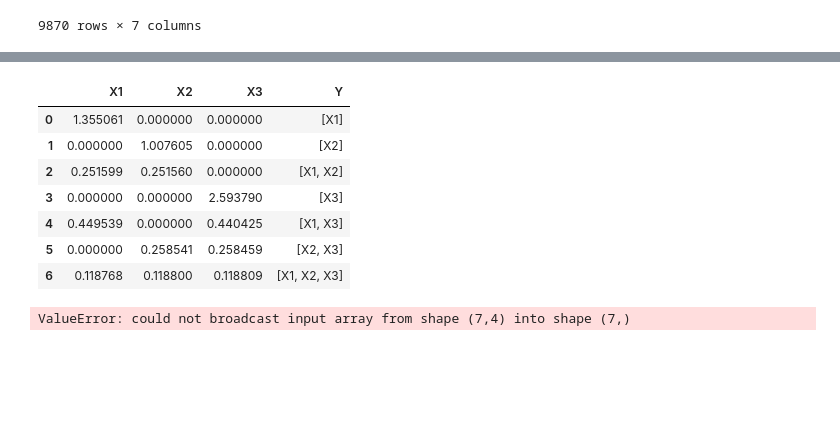
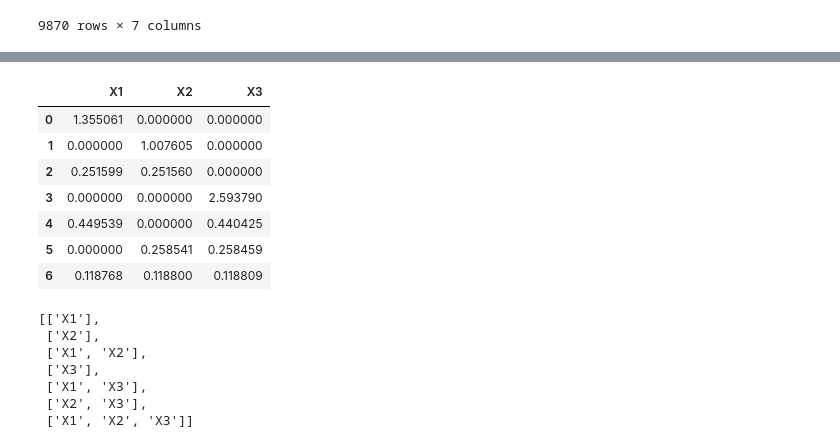
Before and after one commit to Bedxxe/clavibacter, a Jupyter notebook: scripts-tda/tda-Reads2.ipynb, the cells around one changed output, grey strips where cells are left out. Drawn from its saved outputs; the diff is of its cells as text; code cells hidden in the pictures; blank space fills up the shorter version.

```diff
--- a/scripts-tda/tda-Reads2.ipynb
+++ b/scripts-tda/tda-Reads2.ipynb
@@ -285,14 +297,13 @@ for i in range(len(A)):
     dep.append(depth_Y2('Sy{0}'.format(i),A[i]))
 # %%
 dp = pd.DataFrame(dep,columns=dic_Organisms.values())
-dp['Y']=A
 dp
 # %% [output]
-|  | X1 | X2 | X3 | Y |
-| 0 | 1.355061 | 0.000000 | 0.000000 | [X1] |
-| 1 | 0.000000 | 1.007605 | 0.000000 | [X2] |
-| 2 | 0.251599 | 0.251560 | 0.000000 | [X1, X2] |
-| 3 | 0.000000 | 0.000000 | 2.593790 | [X3] |
-| 4 | 0.449539 | 0.000000 | 0.440425 | [X1, X3] |
-| 5 | 0.000000 | 0.258541 | 0.258459 | [X2, X3] |
-| 6 | 0.118768 | 0.118800 | 0.118809 | [X1, X2, X3] |
+|  | X1 | X2 | X3 |
+| 0 | 1.355061 | 0.000000 | 0.000000 |
+| 1 | 0.000000 | 1.007605 | 0.000000 |
+| 2 | 0.251599 | 0.251560 | 0.000000 |
+| 3 | 0.000000 | 0.000000 | 2.593790 |
+| 4 | 0.449539 | 0.000000 | 0.440425 |
+| 5 | 0.000000 | 0.258541 | 0.258459 |
+| 6 | 0.118768 | 0.118800 | 0.118809 |
@@ -303,4 +310,10 @@ import pysam
-# %%
-pd.unique(dp)
-# %% [output]
-ValueError: could not broadcast input array from shape (7,4) into shape (7,)
+# %%
+A
+# %% [output]
+[['X1'],
+ ['X2'],
+ ['X1', 'X2'],
+ ['X3'],
+ ['X1', 'X3'],
+ ['X2', 'X3'],
+ ['X1', 'X2', 'X3']]
```
Also changed, not shown: parts of 38 cells of this notebook, 1 other file.
